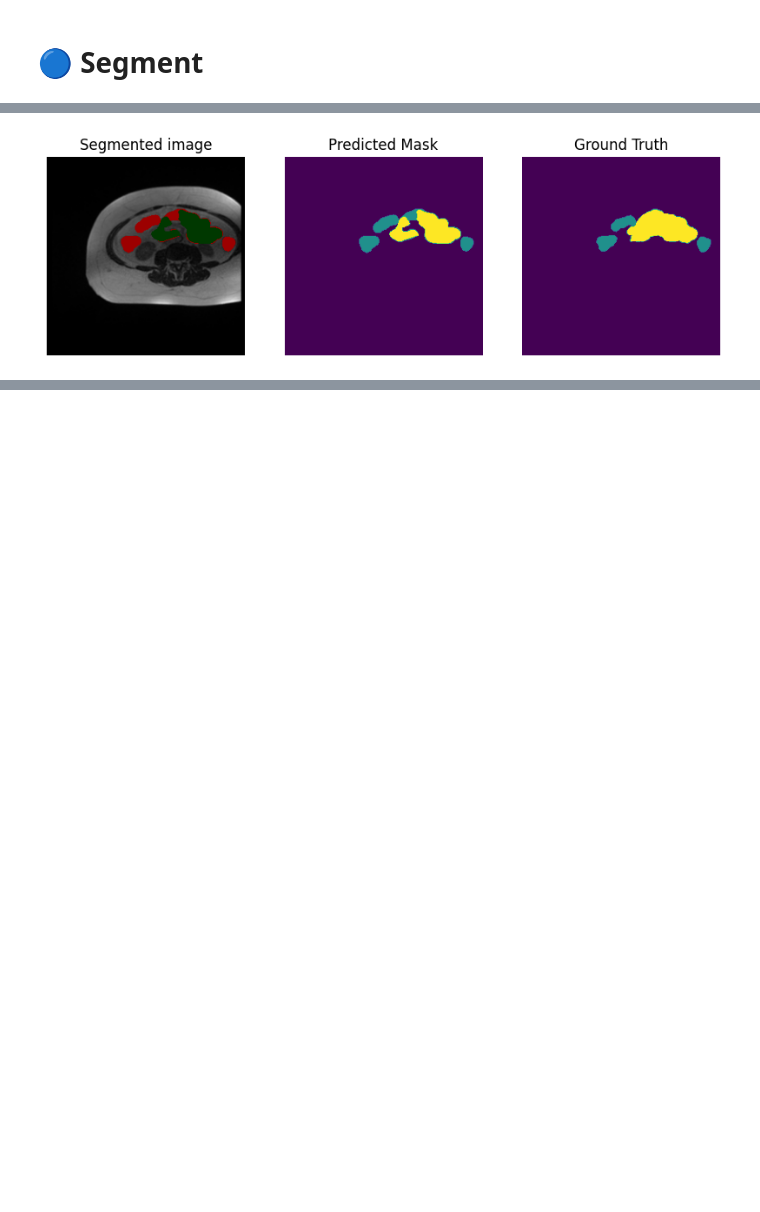
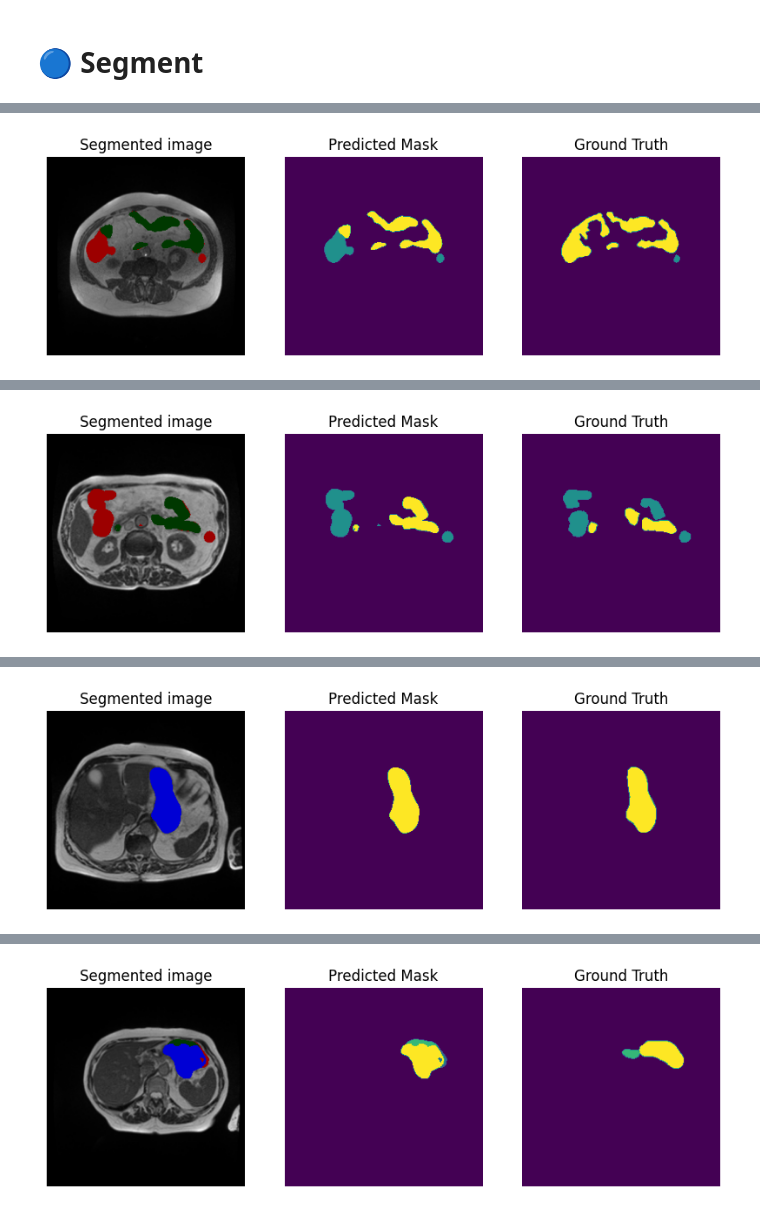
Before and after one commit to ahmadrezabaqerzade/medical-image-segmentation, a Jupyter notebook: MIS.ipynb, the cells around one changed output, grey strips where cells are left out. Cells and saved outputs as stored; diff of their text form; code cells hidden in the pictures; blank space fills up the shorter version.

```diff
--- a/MIS.ipynb
+++ b/MIS.ipynb
@@ -1099,24 +1080,25 @@ def segment_image(model, pil_image, transform, ground_truth, metric, classes_nam
 # %%
 transform = train_image_transform = T.Compose([T.Resize(size = (256, 256)),
                                     T.ToTensor(),])
-id = 40
-address = test_df['Image Address'][id]
-rle     = test_df['Segmentation'][id]
-cls     = test_df['Class'][id]
-shape   = test_df['Shape'][id]
+id_list = [369, 396, 639, 693, 936, 963]
+for id in id_list:
+  address = test_df['Image Address'][id]
+  rle     = test_df['Segmentation'][id]
+  cls     = test_df['Class'][id]
+  shape   = test_df['Shape'][id]
 
-mask      = new_rle_to_mask(rle, shape, cls)
-img_array = np.array(Image.open(address).convert('I;16'))
+  mask      = new_rle_to_mask(rle, shape, cls)
+  img_array = np.array(Image.open(address).convert('I;16'))
 
-# Scale the pixel values to the range of 0-255
-img_scaled = (img_array / img_array.max()) * 255
+  # Scale the pixel values to the range of 0-255
+  img_scaled = (img_array / img_array.max()) * 255
 
-# Convert the scaled array to a PIL Image
-pil_image = Image.fromarray(img_scaled.astype(np.uint8))
+  # Convert the scaled array to a PIL Image
+  pil_image = Image.fromarray(img_scaled.astype(np.uint8))
 
-metric = tm.Dice(ignore_index = 0).to(device)
+  metric = tm.Dice(ignore_index = 0).to(device)
 
-cls_name = ['back ground', 'large bowel', 'small bowel', 'stomach']
+  cls_name = ['back ground', 'large bowel', 'small bowel', 'stomach']
 
-segment_image(model, pil_image, transform, mask, metric, cls_name)
+  segment_image(model, pil_image, transform, mask, metric, cls_name)
 # %% [output]
@@ -1125 +1107 @@ Dice::: 0.8274725079536438
-[figure, old version]
+[figure, new version]
@@ -1125,0 +1110 @@ Dice::: 0.8274725079536438
+[figure, added]
@@ -1125,0 +1113 @@ Dice::: 0.8274725079536438
+[figure, added]
@@ -1125,0 +1116 @@ Dice::: 0.8274725079536438
+[figure, added]
```
Also changed, not shown: parts of 10 cells of this notebook.
